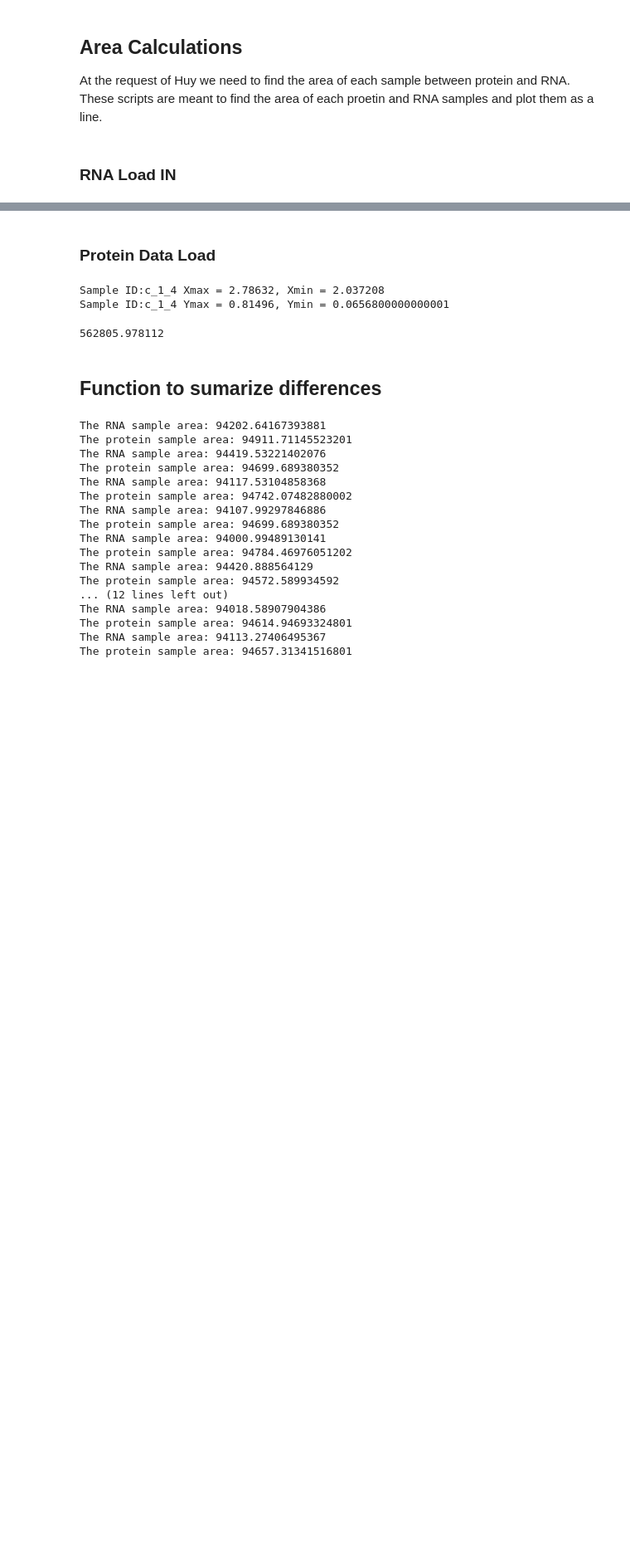
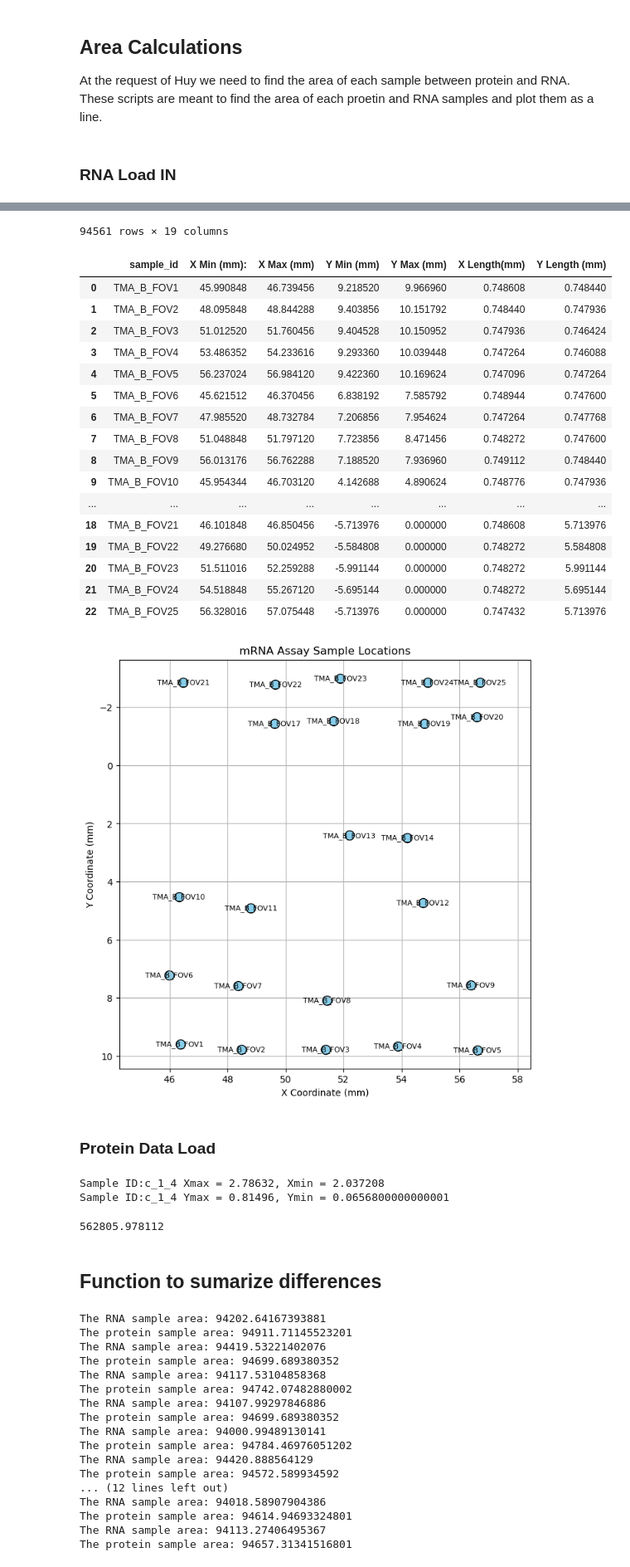
Before and after one commit to EDJohns/2025-Dinh-Lab-Research-Project, a Jupyter notebook: Shapiro 2025 Project/Python SquidPy/Area Calculations.ipynb, the cells around one changed output, grey strips where cells are left out. Shown: that part at 83% size. Drawn from its saved outputs; the diff is of its cells as text; code cells hidden in the pictures; blank space fills up the shorter version.

```diff
--- a/Shapiro 2025 Project/Python SquidPy/Area Calculations.ipynb
+++ b/Shapiro 2025 Project/Python SquidPy/Area Calculations.ipynb
@@ -44,6 +53,7 @@ def find_area_mRNA(adata,sample_id):
 
     #Loop to find the x and y coords. Def not the smartest way to do this but it is simiple
     for cell_id, row in rna_subset.obs.iterrows():
+        results
         x=abs(row["x_pixel"])
         y=abs(row["y_pixel"])
         if x>x_max:
@@ -77,6 +87,6 @@ def find_area_mRNA(adata,sample_id):
 
 
 
-results=find_area_mRNA(adata_rna,"TMA_C_FOV12")
+results=find_area_mRNA(adata_rna,"TMA_C_FOV11")
 display(results)
 # %% [output]
@@ -85,0 +228,26 @@ Sample ID:TMA_C_FOV12 Ymax = 746.773999944, Ymin = 0.0
+# %%
+display(extra_metadata)
+display(global_rectangles.head(50))
+
+import matplotlib.pyplot as plt
+
+# Calculate the center point of each sample area
+global_rectangles["X Center (mm)"] = (global_rectangles["X Max (mm)"] + global_rectangles["X Min (mm):"]) / 2
+global_rectangles["Y Center (mm)"] = (global_rectangles["Y Max (mm)"] + global_rectangles["Y Min (mm)"]) / 2
+
+# Create scatter plot
+plt.figure(figsize=(8, 8))
+plt.scatter(global_rectangles["X Center (mm)"], global_rectangles["Y Center (mm)"], s=100, color='skyblue', edgecolor='black')
+
+# Add sample_id labels to each point
+for _, row in global_rectangles.iterrows():
+    plt.text(row["X Center (mm)"], row["Y Center (mm)"], row["sample_id"], fontsize=8, ha='center', va='center')
+
+plt.title("mRNA Assay Sample Locations")
+plt.xlabel("X Coordinate (mm)")
+plt.ylabel("Y Coordinate (mm)")
+plt.grid(True)
+plt.gca().invert_yaxis()  # Optional: invert Y if your coordinate system is slide-based
+plt.axis('equal')
+plt.show()
+# %% [output]
@@ -86,3 +267,22 @@ Sample ID:TMA_C_FOV12 Ymax = 746.773999944, Ymin = 0.0
+94561 rows × 19 columns
+|  | sample_id | X Min (mm): | X Max (mm) | Y Min (mm) | Y Max (mm) | X Length(mm) | Y Length (mm) |
+| 0 | TMA_B_FOV1 | 45.990848 | 46.739456 | 9.218520 | 9.966960 | 0.748608 | 0.748440 |
+| 1 | TMA_B_FOV2 | 48.095848 | 48.844288 | 9.403856 | 10.151792 | 0.748440 | 0.747936 |
+| 2 | TMA_B_FOV3 | 51.012520 | 51.760456 | 9.404528 | 10.150952 | 0.747936 | 0.746424 |
+| 3 | TMA_B_FOV4 | 53.486352 | 54.233616 | 9.293360 | 10.039448 | 0.747264 | 0.746088 |
+| 4 | TMA_B_FOV5 | 56.237024 | 56.984120 | 9.422360 | 10.169624 | 0.747096 | 0.747264 |
+| 5 | TMA_B_FOV6 | 45.621512 | 46.370456 | 6.838192 | 7.585792 | 0.748944 | 0.747600 |
+| 6 | TMA_B_FOV7 | 47.985520 | 48.732784 | 7.206856 | 7.954624 | 0.747264 | 0.747768 |
+| 7 | TMA_B_FOV8 | 51.048848 | 51.797120 | 7.723856 | 8.471456 | 0.748272 | 0.747600 |
+| 8 | TMA_B_FOV9 | 56.013176 | 56.762288 | 7.188520 | 7.936960 | 0.749112 | 0.748440 |
+| 9 | TMA_B_FOV10 | 45.954344 | 46.703120 | 4.142688 | 4.890624 | 0.748776 | 0.747936 |
+| ... | ... | ... | ... | ... | ... | ... | ... |
+| 18 | TMA_B_FOV21 | 46.101848 | 46.850456 | -5.713976 | 0.000000 | 0.748608 | 5.713976 |
+| 19 | TMA_B_FOV22 | 49.276680 | 50.024952 | -5.584808 | 0.000000 | 0.748272 | 5.584808 |
+| 20 | TMA_B_FOV23 | 51.511016 | 52.259288 | -5.991144 | 0.000000 | 0.748272 | 5.991144 |
+| 21 | TMA_B_FOV24 | 54.518848 | 55.267120 | -5.695144 | 0.000000 | 0.748272 | 5.695144 |
+| 22 | TMA_B_FOV25 | 56.328016 | 57.075448 | -5.713976 | 0.000000 | 0.747432 | 5.713976 |
+[figure, added]
 # %% [markdown]
 ### Protein Data Load
 # %%
```
Also changed, not shown: parts of 8 cells of this notebook, 6 other files.
